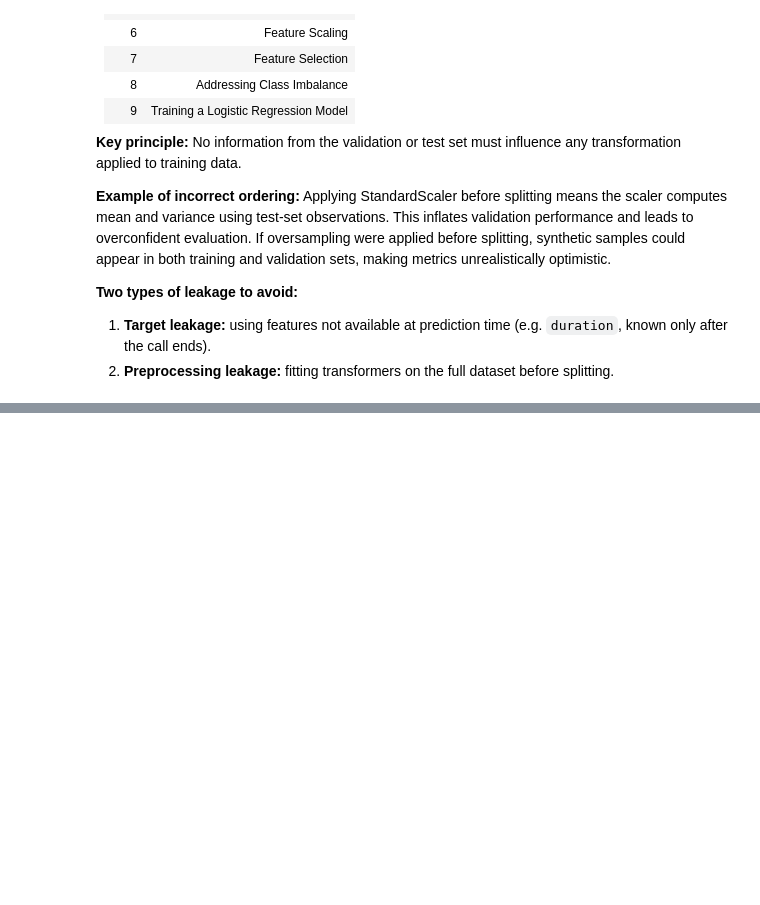
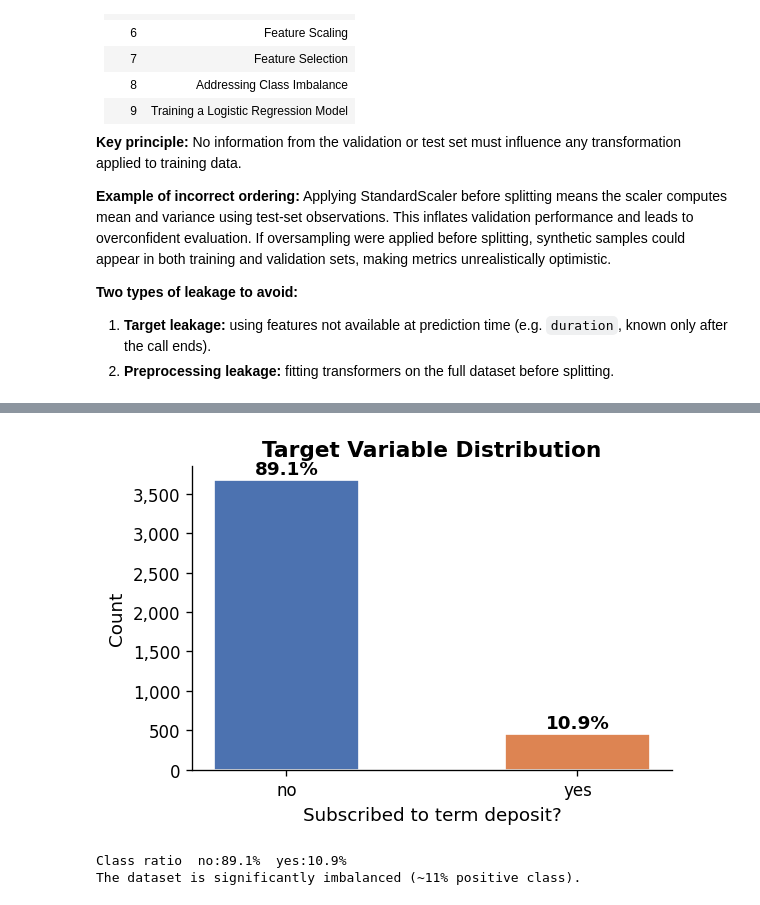
Before and after one commit to alex10020/ML-fundamentals-2026, a Jupyter notebook: assignment_1_Alexander_Glapiak.ipynb, the cells around one changed output, grey strips where cells are left out. Cells and saved outputs as stored; diff of their text form; code cells hidden in the pictures; blank space fills up the shorter version.

```diff
--- a/assignment_1_Alexander_Glapiak.ipynb
+++ b/assignment_1_Alexander_Glapiak.ipynb
@@ -35,0 +53,17 @@ The tasks are listed alphabetically in the brief. The correct methodological ord
+# %%
+import pandas as pd
+import numpy as np
+import matplotlib.pyplot as plt
+import matplotlib.ticker as mticker
+import seaborn as sns
+import warnings
+warnings.filterwarnings('ignore')
+
+plt.rcParams.update({
+    'figure.dpi': 120,
+    'axes.spines.top': False,
+    'axes.spines.right': False,
+    'axes.titlesize': 13,
+    'axes.labelsize': 11,
+})
+PALETTE = ['#4C72B0', '#DD8452']
@@ -35,0 +150,22 @@ The tasks are listed alphabetically in the brief. The correct methodological ord
+# %%
+target_counts = df['y'].value_counts()
+target_pct    = df['y'].value_counts(normalize=True) * 100
+
+fig, ax = plt.subplots(figsize=(5, 3.5))
+bars = ax.bar(target_counts.index, target_counts.values,
+              color=PALETTE, edgecolor='white', width=0.5)
+for bar, pct in zip(bars, target_pct.values):
+    ax.text(bar.get_x() + bar.get_width()/2, bar.get_height() + 30,
+            f'{pct:.1f}%', ha='center', va='bottom', fontsize=11, fontweight='bold')
+ax.set_title('Target Variable Distribution', fontweight='bold')
+ax.set_xlabel('Subscribed to term deposit?')
+ax.set_ylabel('Count')
+ax.yaxis.set_major_formatter(mticker.FuncFormatter(lambda x, _: f'{int(x):,}'))
+plt.tight_layout()
+plt.show()
+print(f'Class ratio  no:{target_pct["no"]:.1f}%  yes:{target_pct["yes"]:.1f}%')
+print('The dataset is significantly imbalanced (~11% positive class).')
+# %% [output]
+[figure, added]
+Class ratio  no:89.1%  yes:10.9%
+The dataset is significantly imbalanced (~11% positive class).
```
Also changed, not shown: parts of 9 cells of this notebook.
